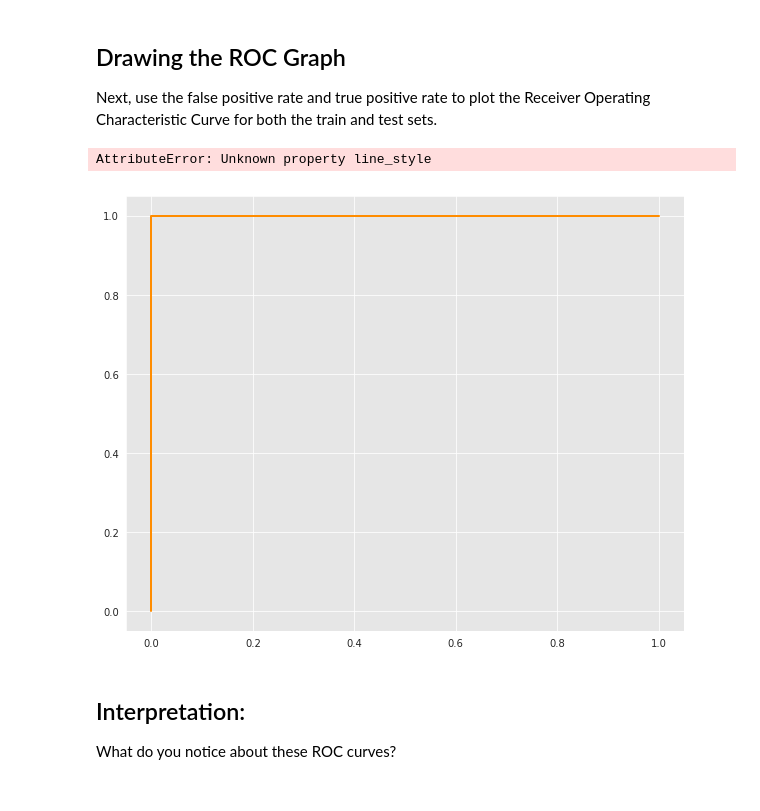
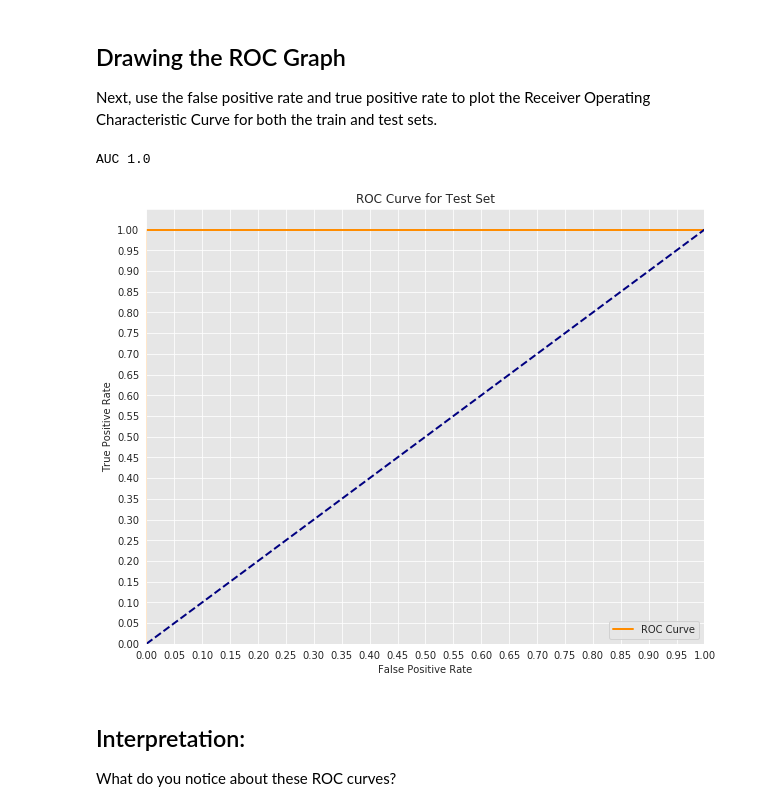
Before and after one commit to worldyne/dsc-3-29-09-roc-curves-and-auc-lab-seattle-ds-career-040119, a Jupyter notebook: index.ipynb, the cells around one changed output. Cells and saved outputs as stored; diff of their text form; code cells hidden in the pictures.

```diff
--- a/index.ipynb
+++ b/index.ipynb
@@ -55,30 +55,30 @@ Next, use the false positive rate and true positive rate to plot the Receiver Op
 # %%
 # Your code here
 import matplotlib.pyplot as plt
 import seaborn as sns
 %matplotlib inline
 
 sns.set_style('darkgrid', {'axes.facecolor': '.9'})
 
 
 plt.figure(figsize=(10,8))
 plt.plot(fpr, tpr, color='darkorange', lw=2, label='ROC Curve')
-plt.plot([0,1], [0,1], color='navy',lw=2, line_style='--')
+plt.plot([0,1], [0,1], color='navy',lw=2, linestyle='--')
 plt.xlim([0.0,1.0])
 plt.ylim([0.0,1.05])
 
 plt.yticks([i/20 for i in range(21)])
 plt.xticks([i/20 for i in range(21)])
 plt.xlabel('False Positive Rate')
 plt.ylabel('True Positive Rate')
 
 plt.title('ROC Curve for Test Set')
 plt.legend(loc='lower right')
 print(f'AUC {auc(fpr, tpr)}')
 plt.show()
 # %% [output]
-AttributeError: Unknown property line_style
+AUC 1.0
-[figure, old version]
+[figure, new version]
 # %% [markdown]
 ## Interpretation:
 
```
